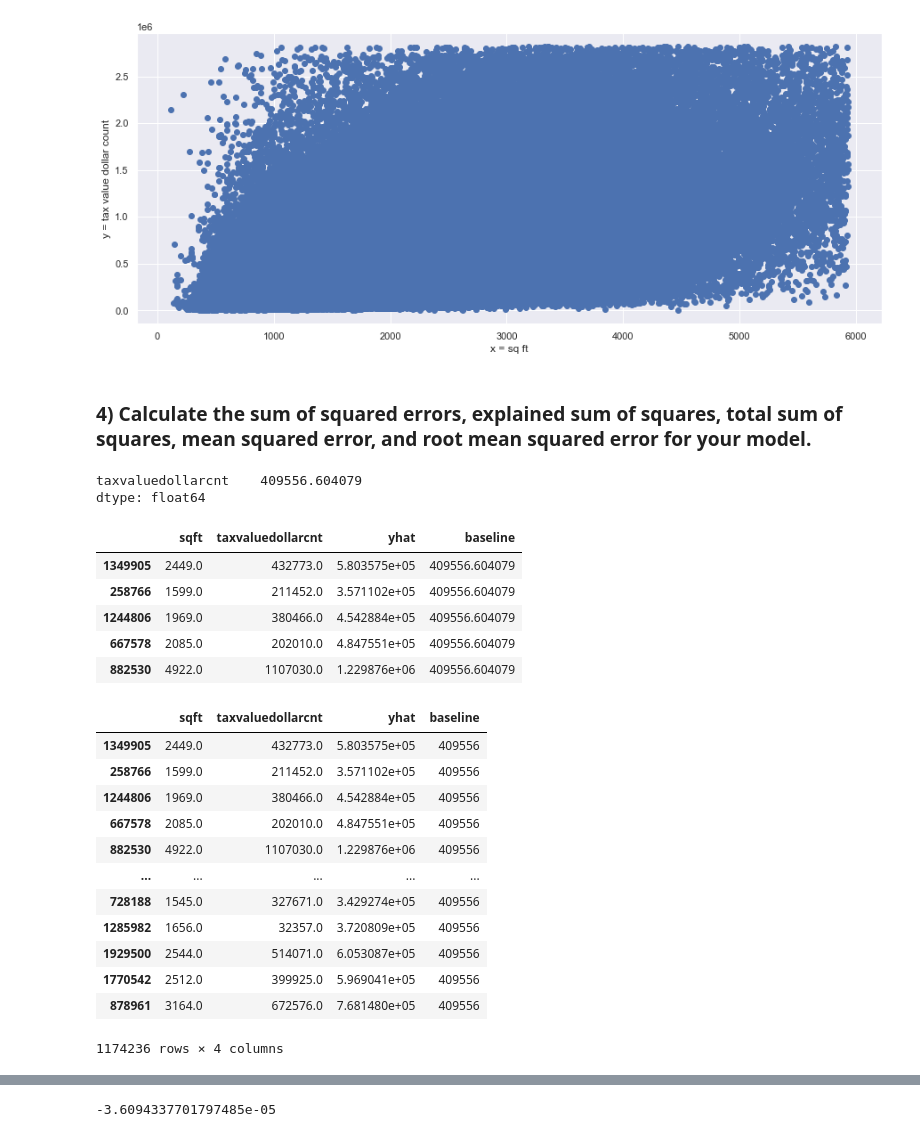
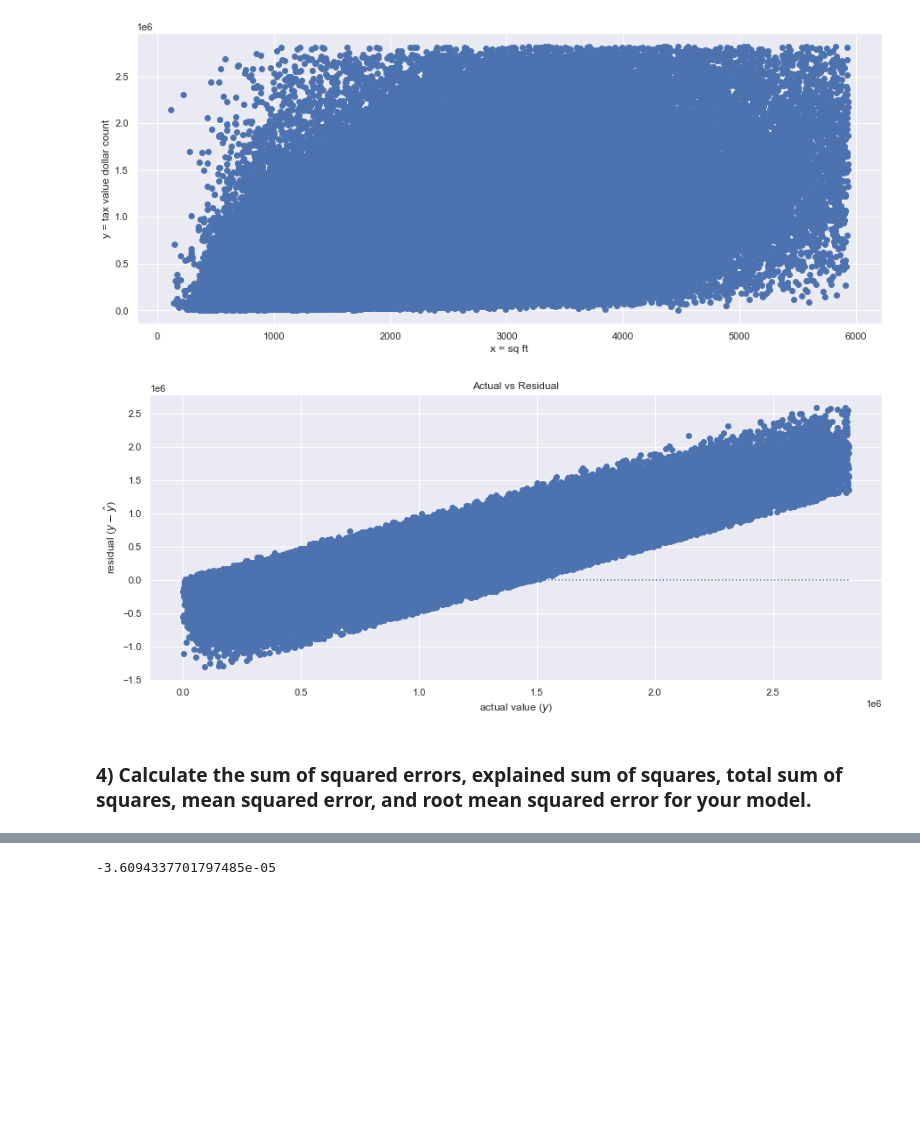
Before and after one commit to EribertoContreras/regression-exercises, a Jupyter notebook: evaluate.ipynb, the cells around one changed output, grey strips where cells are left out. Cells and saved outputs as stored; diff of their text form; code cells hidden in the pictures; blank space fills up the shorter version.

```diff
--- a/evaluate.ipynb
+++ b/evaluate.ipynb
@@ -159,40 +179,18 @@ plt.xlabel('x = sq ft')
 plt.ylabel('y = tax value dollar count');
 # %% [output]
 [figure]
+# %%
+# Residual plot (y vs residual)
+actual = df.taxvaluedollarcnt
+predicted = df.yhat
+residuals = actual - predicted
+plt.hlines(0, actual.min(), actual.max(), ls=':')
+plt.scatter(actual, residuals)
+plt.ylabel('residual ($y - \hat{y}$)')
+plt.xlabel('actual value ($y$)')
+plt.title('Actual vs Residual')
+plt.show()
+# %% [output]
+[figure, added]
 # %% [markdown]
 ### 4) Calculate the sum of squared errors, explained sum of squares, total sum of squares, mean squared error, and root mean squared error for your model.
-# %%
-#creating a baseline from the mean of the target variable
-baseline = y.mean()
-baseline
-# %% [output]
-taxvaluedollarcnt    409556.604079
-dtype: float64
-# %%
-df['baseline'] = y.taxvaluedollarcnt.mean()
-df.head()
-# %% [output]
-|  | sqft | taxvaluedollarcnt | yhat | baseline |
-| 1349905 | 2449.0 | 432773.0 | 5.803575e+05 | 409556.604079 |
-| 258766 | 1599.0 | 211452.0 | 3.571102e+05 | 409556.604079 |
-| 1244806 | 1969.0 | 380466.0 | 4.542884e+05 | 409556.604079 |
-| 667578 | 2085.0 | 202010.0 | 4.847551e+05 | 409556.604079 |
-| 882530 | 4922.0 | 1107030.0 | 1.229876e+06 | 409556.604079 |
-# %%
-# turning baseline to int from float
-df.baseline = df.baseline.astype(int)
-df
-# %% [output]
-|  | sqft | taxvaluedollarcnt | yhat | baseline |
-| 1349905 | 2449.0 | 432773.0 | 5.803575e+05 | 409556 |
-| 258766 | 1599.0 | 211452.0 | 3.571102e+05 | 409556 |
-| 1244806 | 1969.0 | 380466.0 | 4.542884e+05 | 409556 |
-| 667578 | 2085.0 | 202010.0 | 4.847551e+05 | 409556 |
-| 882530 | 4922.0 | 1107030.0 | 1.229876e+06 | 409556 |
-| ... | ... | ... | ... | ... |
-| 728188 | 1545.0 | 327671.0 | 3.429274e+05 | 409556 |
-| 1285982 | 1656.0 | 32357.0 | 3.720809e+05 | 409556 |
-| 1929500 | 2544.0 | 514071.0 | 6.053087e+05 | 409556 |
-| 1770542 | 2512.0 | 399925.0 | 5.969041e+05 | 409556 |
-| 878961 | 3164.0 | 672576.0 | 7.681480e+05 | 409556 |
-1174236 rows × 4 columns
```
Also changed, not shown: parts of 9 cells of this notebook, 2 other files.
